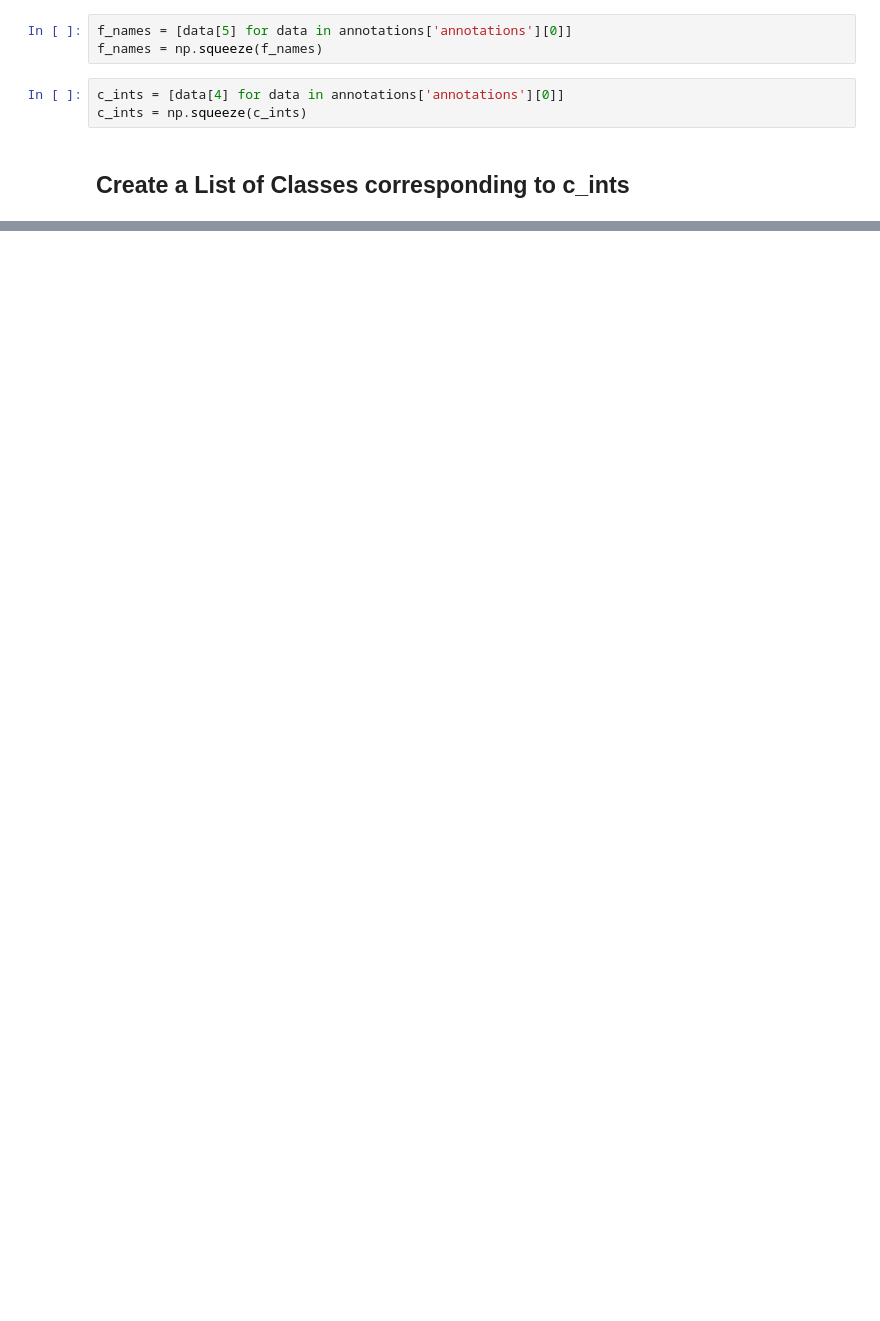
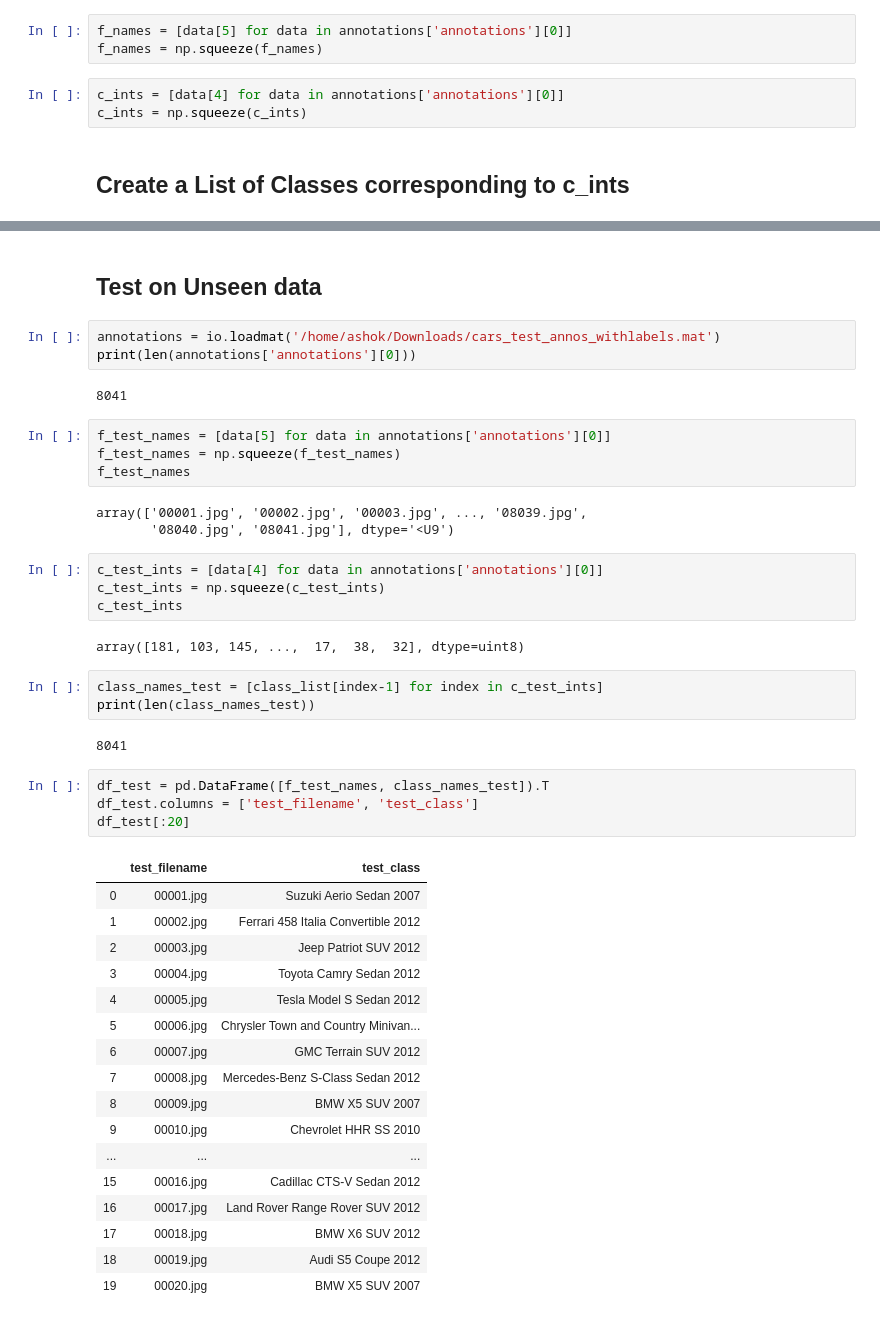
Before and after one commit to AshokSuthar/Car_Classification, a Jupyter notebook: Car_Classification.ipynb, the cells around one changed output, grey strips where cells are left out. Saved outputs shown, nothing was run; the diff lists cells and outputs as text; blank space fills up the shorter version.

```diff
--- a/Car_Classification.ipynb
+++ b/Car_Classification.ipynb
@@ -179,0 +403,47 @@ class_list[np.argmax(pred)]
+# %% [markdown]
+## Test on Unseen data
+# %%
+annotations = io.loadmat('/home/ashok/Downloads/cars_test_annos_withlabels.mat')
+print(len(annotations['annotations'][0]))
+# %% [output]
+8041
+# %%
+f_test_names = [data[5] for data in annotations['annotations'][0]]
+f_test_names = np.squeeze(f_test_names)
+f_test_names
+# %% [output]
+array(['00001.jpg', '00002.jpg', '00003.jpg', ..., '08039.jpg',
+       '08040.jpg', '08041.jpg'], dtype='<U9')
+# %%
+c_test_ints = [data[4] for data in annotations['annotations'][0]]
+c_test_ints = np.squeeze(c_test_ints)
+c_test_ints
+# %% [output]
+array([181, 103, 145, ...,  17,  38,  32], dtype=uint8)
+# %%
+class_names_test = [class_list[index-1] for index in c_test_ints]
+print(len(class_names_test))
+# %% [output]
+8041
+# %%
+df_test = pd.DataFrame([f_test_names, class_names_test]).T
+df_test.columns = ['test_filename', 'test_class']
+df_test[:20]
+# %% [output]
+|  | test_filename | test_class |
+| 0 | 00001.jpg | Suzuki Aerio Sedan 2007 |
+| 1 | 00002.jpg | Ferrari 458 Italia Convertible 2012 |
+| 2 | 00003.jpg | Jeep Patriot SUV 2012 |
+| 3 | 00004.jpg | Toyota Camry Sedan 2012 |
+| 4 | 00005.jpg | Tesla Model S Sedan 2012 |
+| 5 | 00006.jpg | Chrysler Town and Country Minivan... |
+| 6 | 00007.jpg | GMC Terrain SUV 2012 |
+| 7 | 00008.jpg | Mercedes-Benz S-Class Sedan 2012 |
+| 8 | 00009.jpg | BMW X5 SUV 2007 |
+| 9 | 00010.jpg | Chevrolet HHR SS 2010 |
+| ... | ... | ... |
+| 15 | 00016.jpg | Cadillac CTS-V Sedan 2012 |
+| 16 | 00017.jpg | Land Rover Range Rover SUV 2012 |
+| 17 | 00018.jpg | BMW X6 SUV 2012 |
+| 18 | 00019.jpg | Audi S5 Coupe 2012 |
+| 19 | 00020.jpg | BMW X5 SUV 2007 |
```
Also changed, not shown: parts of 49 cells of this notebook, 1 other file.
